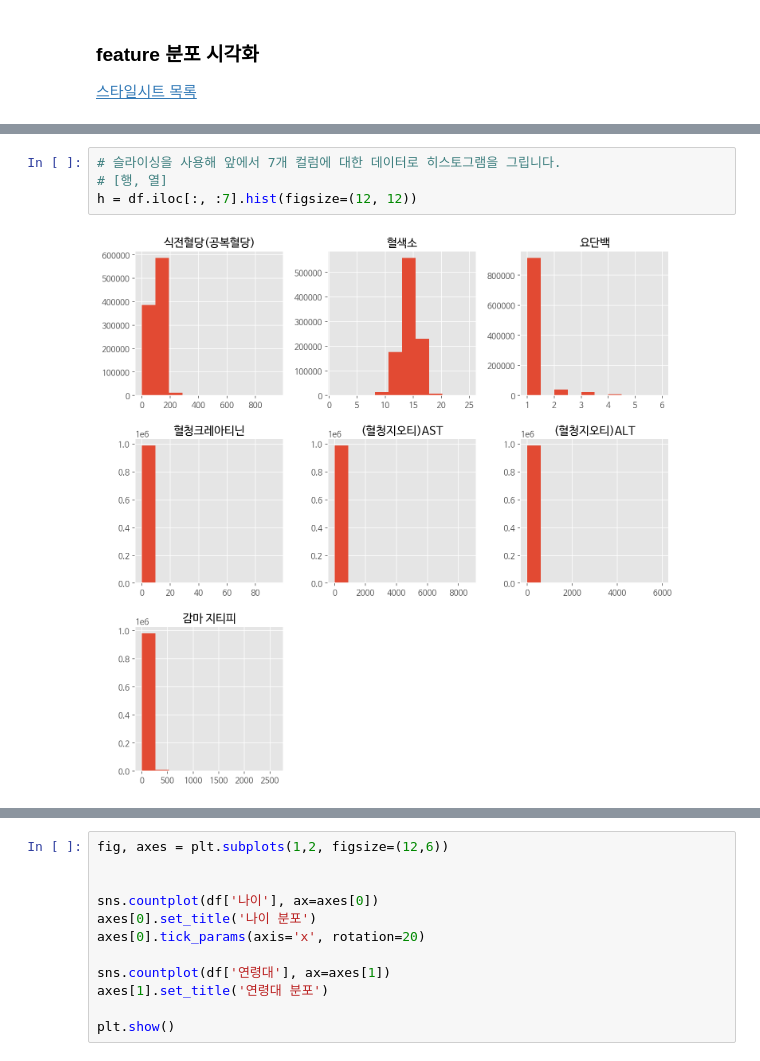
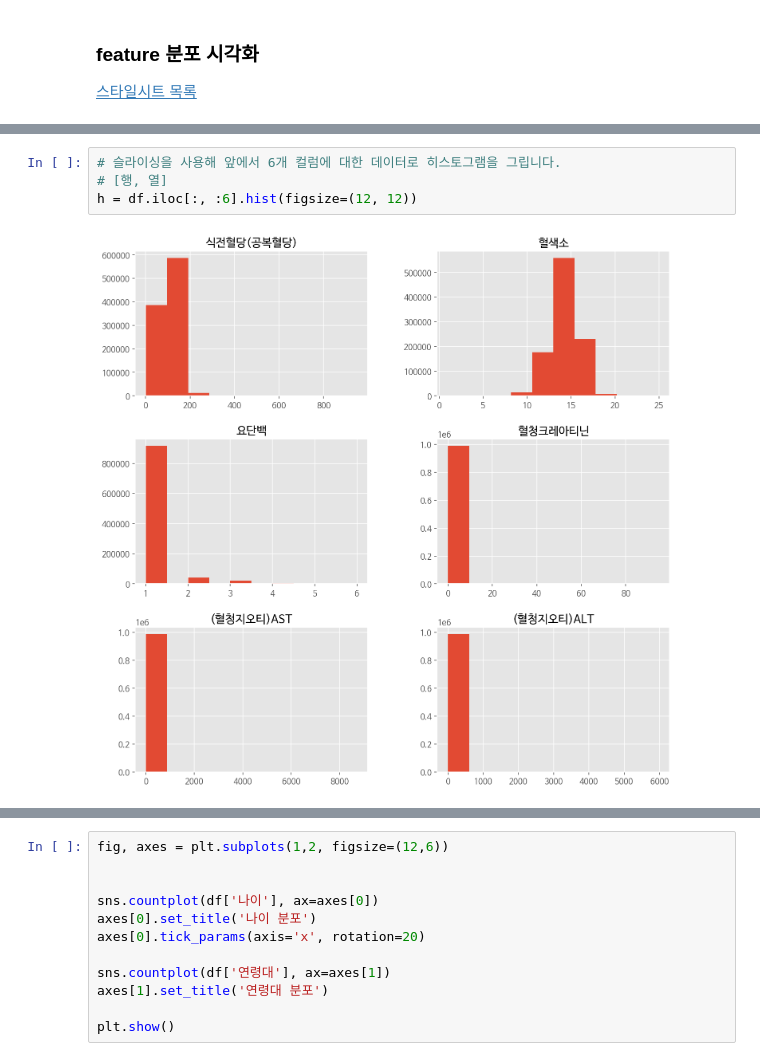
Before and after one commit to LAGABI44/Project-AIFFELTHON, a Jupyter notebook: 데이터 재가공/데이터 재가공_이봄.ipynb, the cells around one changed output, grey strips where cells are left out. Drawn from its saved outputs; the diff is of its cells as text.

```diff
--- a/데이터 재가공/데이터 재가공_이봄.ipynb
+++ b/데이터 재가공/데이터 재가공_이봄.ipynb
@@ -451,9 +451,9 @@ plt.show()
 # %% [output]
 [figure]
 # %%
-# 슬라이싱을 사용해 앞에서 7개 컬럼에 대한 데이터로 히스토그램을 그립니다.
+# 슬라이싱을 사용해 앞에서 6개 컬럼에 대한 데이터로 히스토그램을 그립니다.
 # [행, 열]
-h = df.iloc[:, :7].hist(figsize=(12, 12))
+h = df.iloc[:, :6].hist(figsize=(12, 12))
 # %% [output]
-[figure, old version]
+[figure, new version]
 # %%
```
Also changed, not shown: parts of 6 cells of this notebook.
